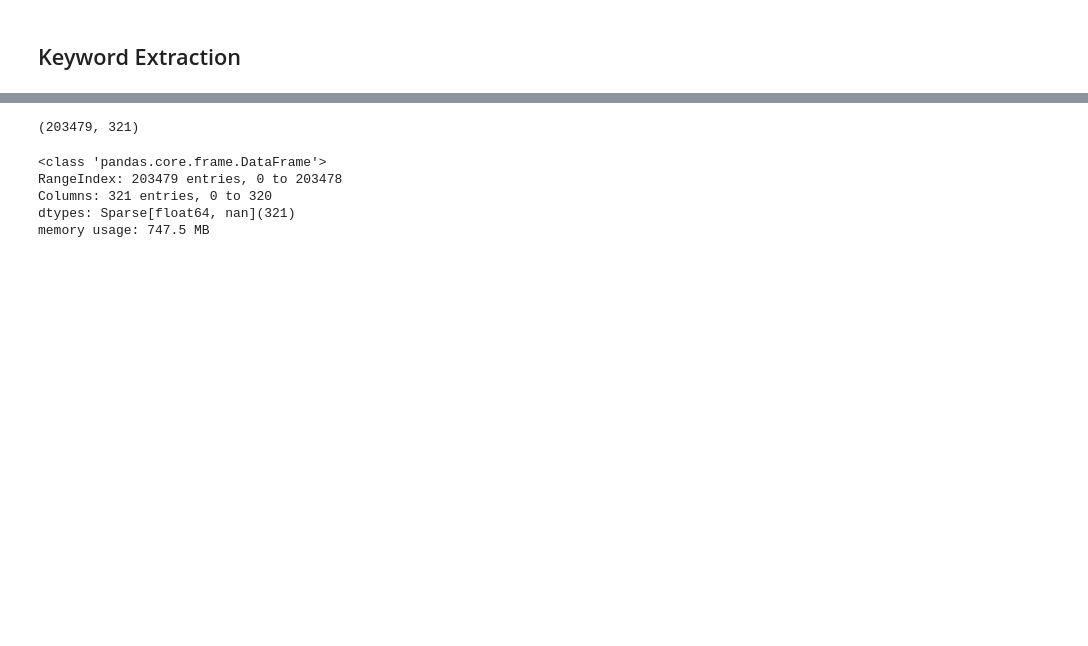
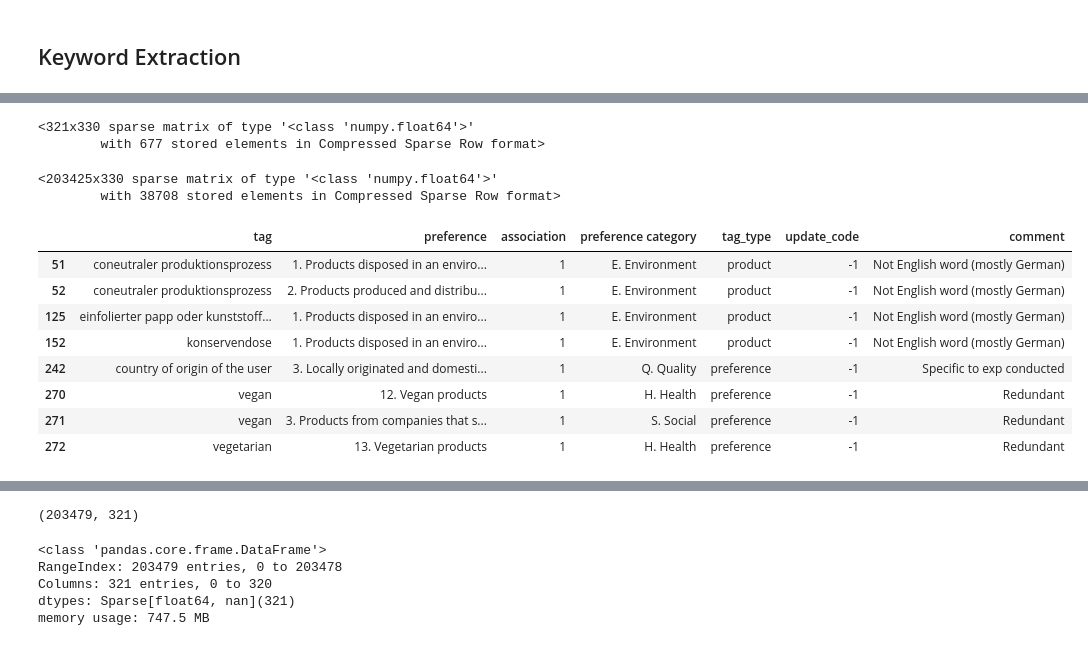
Before and after one commit to AnushreeSS/SustainableProductDatabase, a Jupyter notebook: MainProjectPipeline.ipynb, the cells around one changed output, grey strips where cells are left out. Cells and saved outputs as stored; diff of their text form; code cells hidden in the pictures; blank space fills up the shorter version.

Commit message:
Updating vocab for keyword extraction (ontology data)

```diff
--- a/MainProjectPipeline.ipynb
+++ b/MainProjectPipeline.ipynb
@@ -743,0 +745,39 @@ Number of descriptions with zero keywords in the vocab: 174746 out of 203479
+# %%
+onto_tfidf = tfidf.fit_transform(vocab_updated[vocab_updated["update_code"]>=0]["tag"])
+onto_tfidf
+# %% [output]
+<321x330 sparse matrix of type '<class 'numpy.float64'>'
+        with 677 stored elements in Compressed Sparse Row format>
+# %%
+df_onto=pd.DataFrame()
+for i, col in enumerate(tfidf.get_feature_names_out()):
+    df_onto[col] = pd.Series(pd.arrays.SparseArray(onto_tfidf[:, i].toarray().ravel()))
+# %%
+desc_tfidf = tfidf.transform(amazon_data["description"])
+desc_tfidf
+# %% [output]
+<203425x330 sparse matrix of type '<class 'numpy.float64'>'
+        with 38708 stored elements in Compressed Sparse Row format>
+# %%
+df_desc=pd.DataFrame()
+for i, col in enumerate(tfidf.get_feature_names_out()):
+    df_desc[col] = pd.Series(pd.arrays.SparseArray(desc_tfidf[:, i].toarray().ravel()))
+# %%
+temp = df_desc.sum(axis=0).reset_index()
+temp.columns = ["keyword", "sum"]
+temp = temp[temp["sum"]==0.0] # Check which keywords were never used
+temp2 = df_onto[temp["keyword"]].sum(axis=1) # Get sum for each row
+temp2 = temp2[temp2>0.0] # get index of tags of these unused keywords
+temp3 = vocab_updated.iloc[temp2.index] # Get the associated tags given the index
+temp3 = temp3[temp3["update_code"]==-1] # Get those tags that were removed and unused
+vocab_updated[(vocab_updated["update_code"]==-1) & ~(vocab_updated.index.isin(temp3.index))] # Get tags that were removed but was used
+# %% [output]
+|  | tag | preference | association | preference category | tag_type | update_code | comment |
+| 51 | coneutraler produktionsprozess | 1. Products disposed in an enviro... | 1 | E. Environment | product | -1 | Not English word (mostly German) |
+| 52 | coneutraler produktionsprozess | 2. Products produced and distribu... | 1 | E. Environment | product | -1 | Not English word (mostly German) |
+| 125 | einfolierter papp oder kunststoff... | 1. Products disposed in an enviro... | 1 | E. Environment | product | -1 | Not English word (mostly German) |
+| 152 | konservendose | 1. Products disposed in an enviro... | 1 | E. Environment | product | -1 | Not English word (mostly German) |
+| 242 | country of origin of the user | 3. Locally originated and domesti... | 1 | Q. Quality | preference | -1 | Specific to exp conducted |
+| 270 | vegan | 12. Vegan products | 1 | H. Health | preference | -1 | Redundant |
+| 271 | vegan | 3. Products from companies that s... | 1 | S. Social | preference | -1 | Redundant |
+| 272 | vegetarian | 13. Vegetarian products | 1 | H. Health | preference | -1 | Redundant |
```
Also changed, not shown: parts of 17 cells of this notebook, 3 other files.
